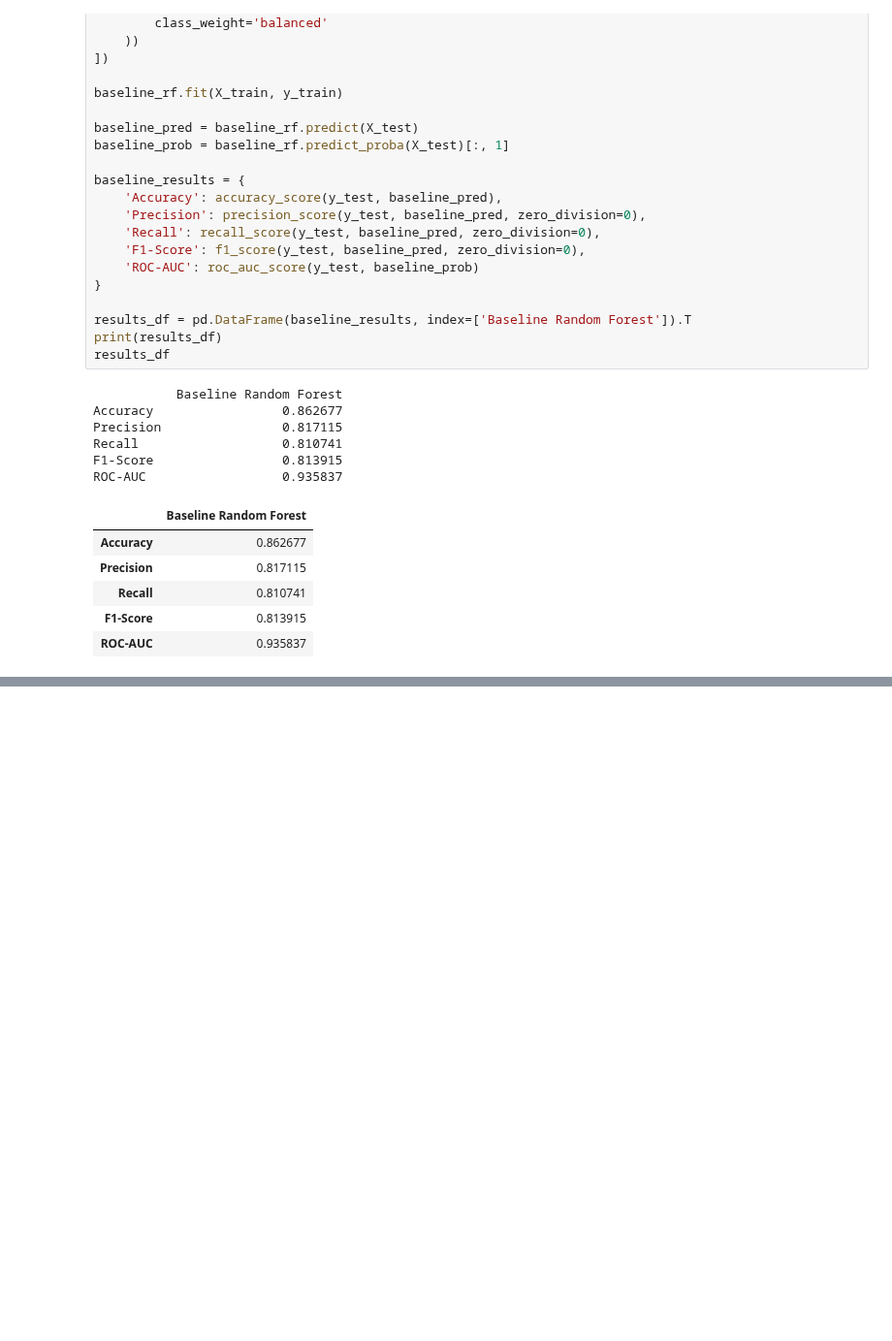
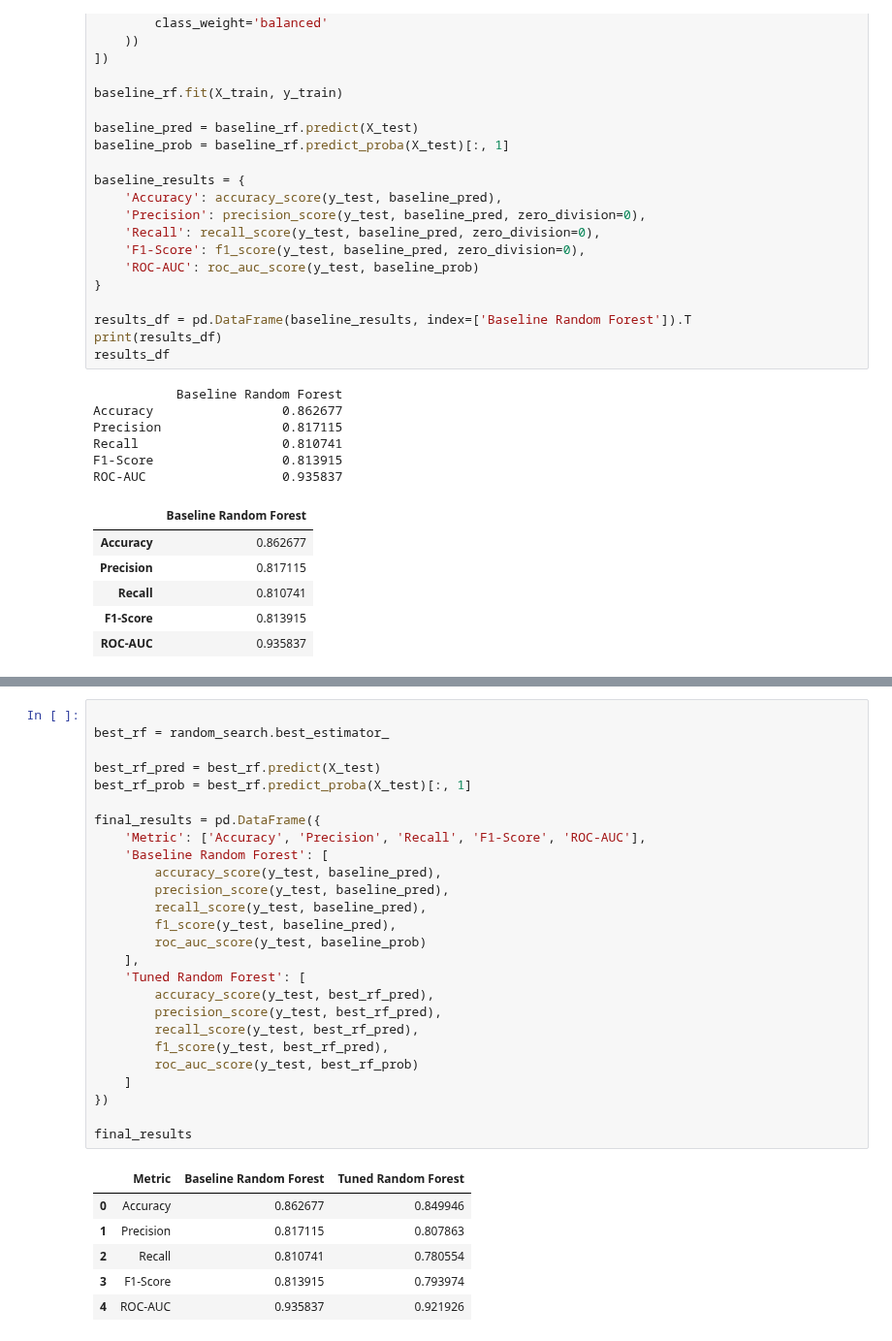
Before and after one commit to Eranga999/ML_Group_Assigment, a Jupyter notebook: Random_Forest_IT22198686.ipynb, the cells around one changed output, grey strips where cells are left out. Shown at 97% size. Cells and saved outputs as stored; diff of their text form; blank space fills up the shorter version.

Commit message:
Add hyperparameter tuning for Random Forest model with results comparison

```diff
--- a/Random_Forest_IT22198686.ipynb
+++ b/Random_Forest_IT22198686.ipynb
@@ -303,0 +363,33 @@ ROC-AUC                  0.935837
+# %%
+
+best_rf = random_search.best_estimator_
+
+best_rf_pred = best_rf.predict(X_test)
+best_rf_prob = best_rf.predict_proba(X_test)[:, 1]
+
+final_results = pd.DataFrame({
+    'Metric': ['Accuracy', 'Precision', 'Recall', 'F1-Score', 'ROC-AUC'],
+    'Baseline Random Forest': [
+        accuracy_score(y_test, baseline_pred),
+        precision_score(y_test, baseline_pred),
+        recall_score(y_test, baseline_pred),
+        f1_score(y_test, baseline_pred),
+        roc_auc_score(y_test, baseline_prob)
+    ],
+    'Tuned Random Forest': [
+        accuracy_score(y_test, best_rf_pred),
+        precision_score(y_test, best_rf_pred),
+        recall_score(y_test, best_rf_pred),
+        f1_score(y_test, best_rf_pred),
+        roc_auc_score(y_test, best_rf_prob)
+    ]
+})
+
+final_results
+# %% [output]
+|  | Metric | Baseline Random Forest | Tuned Random Forest |
+| 0 | Accuracy | 0.862677 | 0.849946 |
+| 1 | Precision | 0.817115 | 0.807863 |
+| 2 | Recall | 0.810741 | 0.780554 |
+| 3 | F1-Score | 0.813915 | 0.793974 |
+| 4 | ROC-AUC | 0.935837 | 0.921926 |
```
Also changed, not shown: parts of 2 cells of this notebook.
